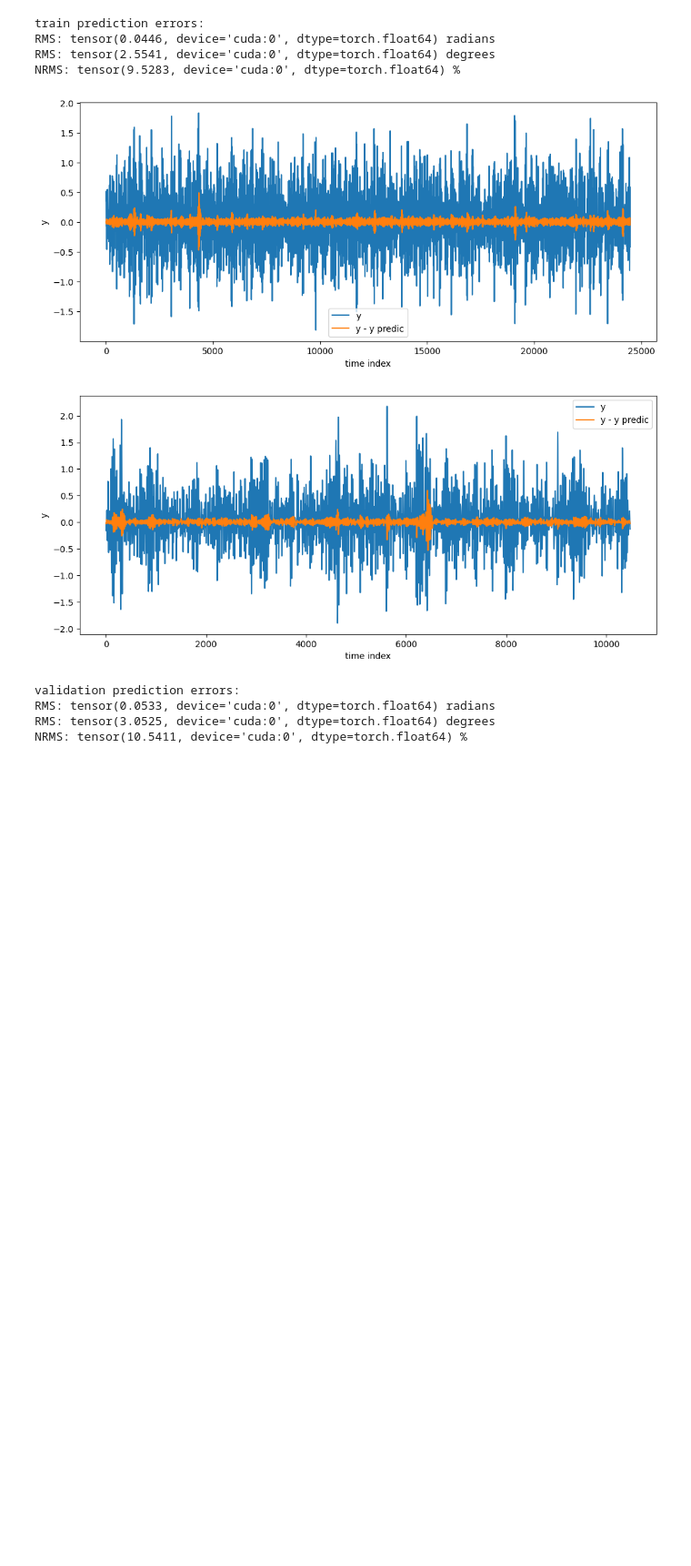
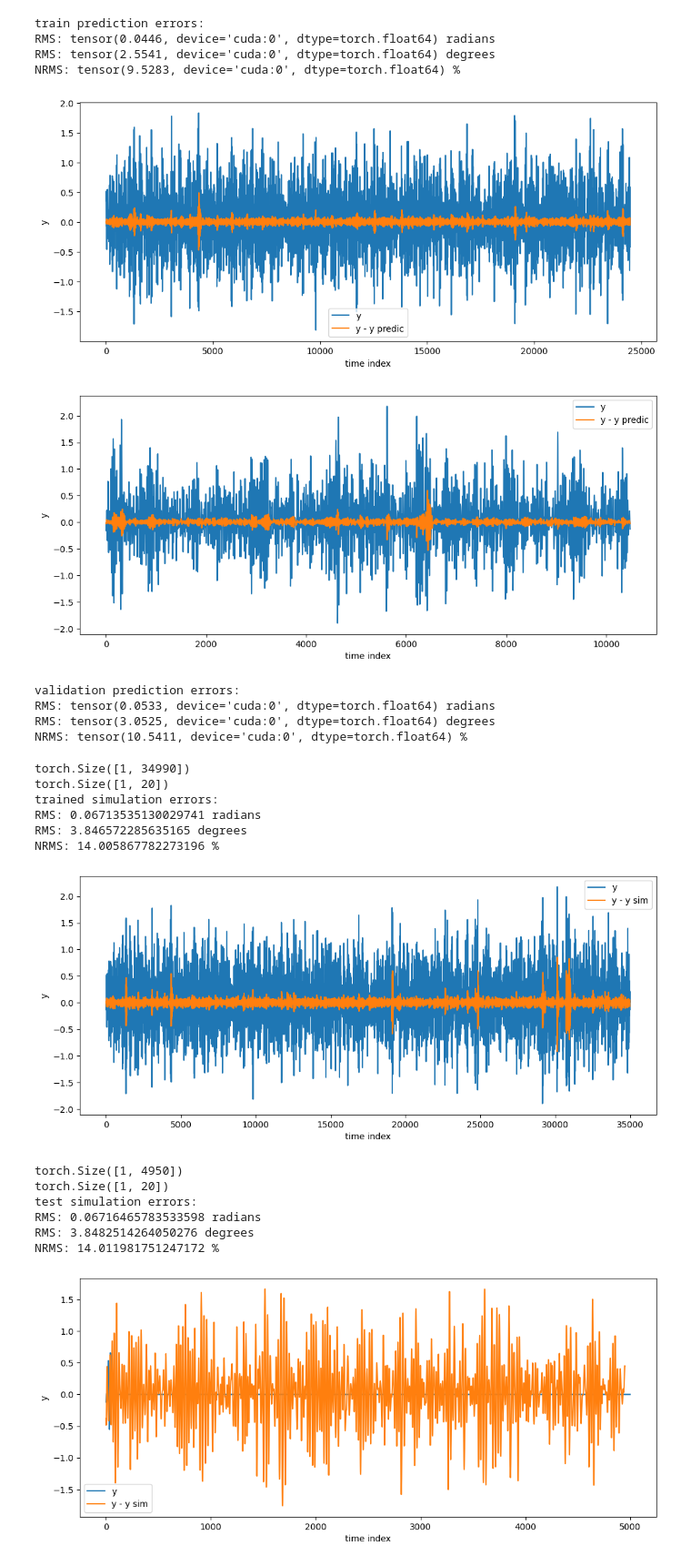
Before and after one commit to osilian/ml4sc-project, a Jupyter notebook: disc-benchmark-files/identification_exRNN.ipynb, the cells around one changed output. Shown at 91% size. Saved outputs shown, nothing was run; the diff lists cells and outputs as text; code cells hidden in the pictures; blank space fills up the shorter version.

Commit message:
Included Simulation

```diff
--- a/disc-benchmark-files/identification_exRNN.ipynb
+++ b/disc-benchmark-files/identification_exRNN.ipynb
@@ -150,7 +150,7 @@ def make_OE_init_state_data(udata, ydata, nf=100, n_encode=20):
     return np.array(hist), np.array(U), np.array(Y)
 
 nfuture = 35
-n_encode = 20
+n_encode = 10
 convert = lambda x: [torch.tensor(xi, dtype=torch.float64,device=device) for xi in x]
 histtrain, Utrain, Ytrain = convert(make_OE_init_state_data(u_train, y_train, nf=nfuture,            n_encode=n_encode))
 histval,   Uval,   Yval   = convert(make_OE_init_state_data(u_val,   y_val,   nf=len(u_val)-n_encode, n_encode=n_encode))
@@ -215,11 +215,11 @@ class simple_lstm(nn.Module):
         return y_predict
 
 n_burn = 0
-model = simple_lstm(hidden_size=20,n_encoder=n_encode)
-#model = simple_encoder_RNN(hidden_size=20,n_encoder=n_encode)
+#model = simple_lstm(hidden_size=20,n_encoder=n_encode)
+model = simple_encoder_RNN(hidden_size=3,n_encoder=n_encode)
 #model = nn.DataParallel(model) # Wrap the model with DataParallel
 model = model.to(device=device) # Move the model to the GPU
-optimizer = torch.optim.Adam(model.parameters(),lr=1e-4)
+optimizer = torch.optim.Adam(model.parameters(),lr=1e-3)
 batch_size = 64
 ids = np.arange(len(Utrain),dtype=int)
 for epoch in range(500):
@@ -324,3 +324,69 @@ validation prediction errors:
 RMS: tensor(0.0533, device='cuda:0', dtype=torch.float64) radians
 RMS: tensor(3.0525, device='cuda:0', dtype=torch.float64) degrees
 NRMS: tensor(10.5411, device='cuda:0', dtype=torch.float64) %
+# %%
+# Set up simulation for identified net
+#### What's done with the na and nb here???
+# Simulation Test
+out = np.load('/content/training-val-test-data.npz')
+th_train = out['th'] #th[0],th[1],th[2],th[3],...
+u_train = out['u'] #u[0],u[1],u[2],u[3],...
+
+data = np.load('/content/hidden-test-simulation-submission-file.npz')
+u_test = data['u']
+th_test = data['th'] #only the first 50 values are filled the rest are zeros
+
+
+def simulation_IO_model(f, ulist, ylist, skip=50):
+    upast = ulist[skip-n_encode:skip].tolist() #good initialization
+    ypast = ylist[skip-n_encode:skip].tolist()
+    hist = np.concatenate([(upast-u_mean)/u_std,(ypast-y_mean)/y_std],axis=0)
+    inputs = (np.array(ulist[skip:].tolist()) - u_mean)/u_std
+    hist, inputs = convert([hist[None,:], inputs[None,:]])
+    ypred = f(inputs,hist).cpu().detach().numpy() * y_std + y_mean
+    Y = np.concat([ylist[:skip],ypred])
+    return np.array(Y)
+
+skip = n_encode
+model.eval()
+th_train_sim = simulation_IO_model(lambda x, hist: model.forward(inputs=x,hist=hist)[0], u_train, th_train, skip=skip)
+print('trained simulation errors:')
+print('RMS:', np.mean((th_train_sim[skip:]-th_train[skip:])**2)**0.5,'radians')
+print('RMS:', np.mean((th_train_sim[skip:]-th_train[skip:])**2)**0.5/(2*np.pi)*360,'degrees')
+print('NRMS:', np.mean((th_train_sim[skip:]-th_train[skip:])**2)**0.5/th_train.std()*100,'%')
+# Plotting
+res = th_train_sim[skip:] - th_train[skip:] #b)
+plt.figure(figsize=(12,5)) #b)
+plt.plot(th_train) #b)
+plt.plot(res) #b)
+plt.xlabel('time index'); plt.ylabel('y'); plt.legend(['y','y - y sim'])#b)
+plt.show() #b)
+
+skip = 50
+th_test_sim = simulation_IO_model(lambda x,hist: model(x,hist)[0], u_test, th_test, skip=skip)
+print('test simulation errors:')
+print('RMS:', np.mean((th_train_sim[skip:]-th_train[skip:])**2)**0.5,'radians')
+print('RMS:', np.mean((th_train_sim[skip:]-th_train[skip:])**2)**0.5/(2*np.pi)*360,'degrees')
+print('NRMS:', np.mean((th_train_sim[skip:]-th_train[skip:])**2)**0.5/th_train.std()*100,'%')
+# Plotting
+res = th_test_sim[skip:] - th_test[skip:] #b)
+plt.figure(figsize=(12,5)) #b)
+plt.plot(th_test) #b)
+plt.plot(res) #b)
+plt.xlabel('time index'); plt.ylabel('y'); plt.legend(['y','y - y sim'])#b)
+plt.show() #b)
+# %% [output]
+torch.Size([1, 34990])
+torch.Size([1, 20])
+trained simulation errors:
+RMS: 0.06713535130029741 radians
+RMS: 3.846572285635165 degrees
+NRMS: 14.005867782273196 %
+[figure, added]
+torch.Size([1, 4950])
+torch.Size([1, 20])
+test simulation errors:
+RMS: 0.06716465783533598 radians
+RMS: 3.8482514264050276 degrees
+NRMS: 14.011981751247172 %
+[figure, added]
```
Also changed, not shown: parts of 1 cell of this notebook.
